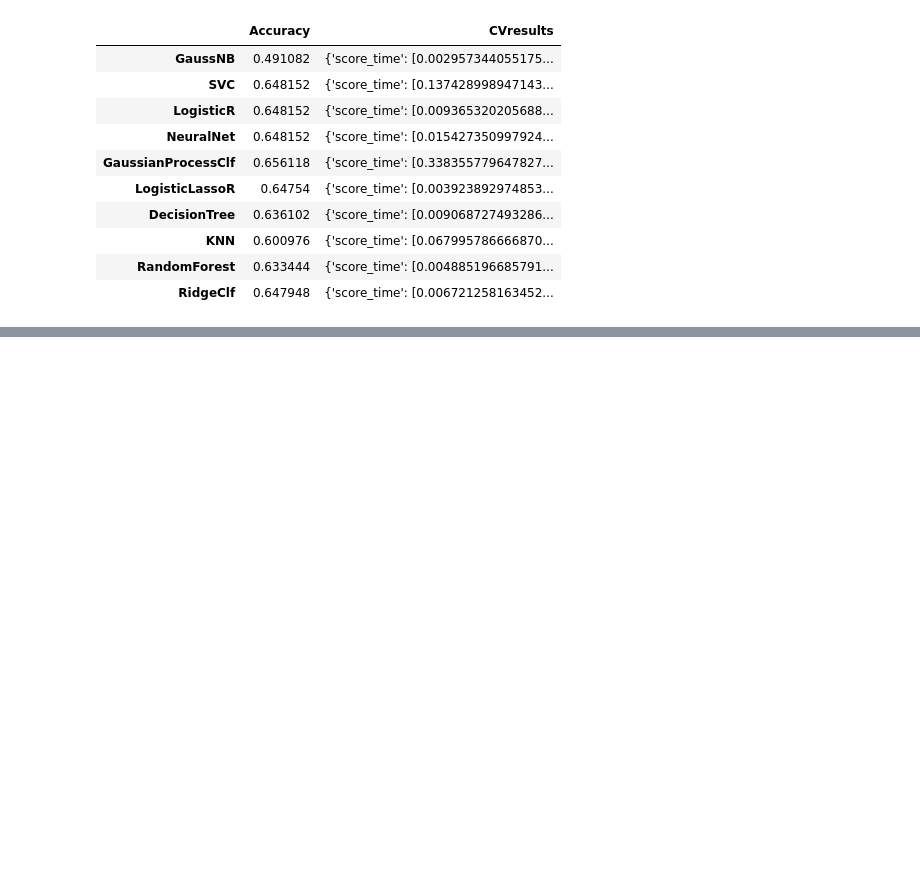
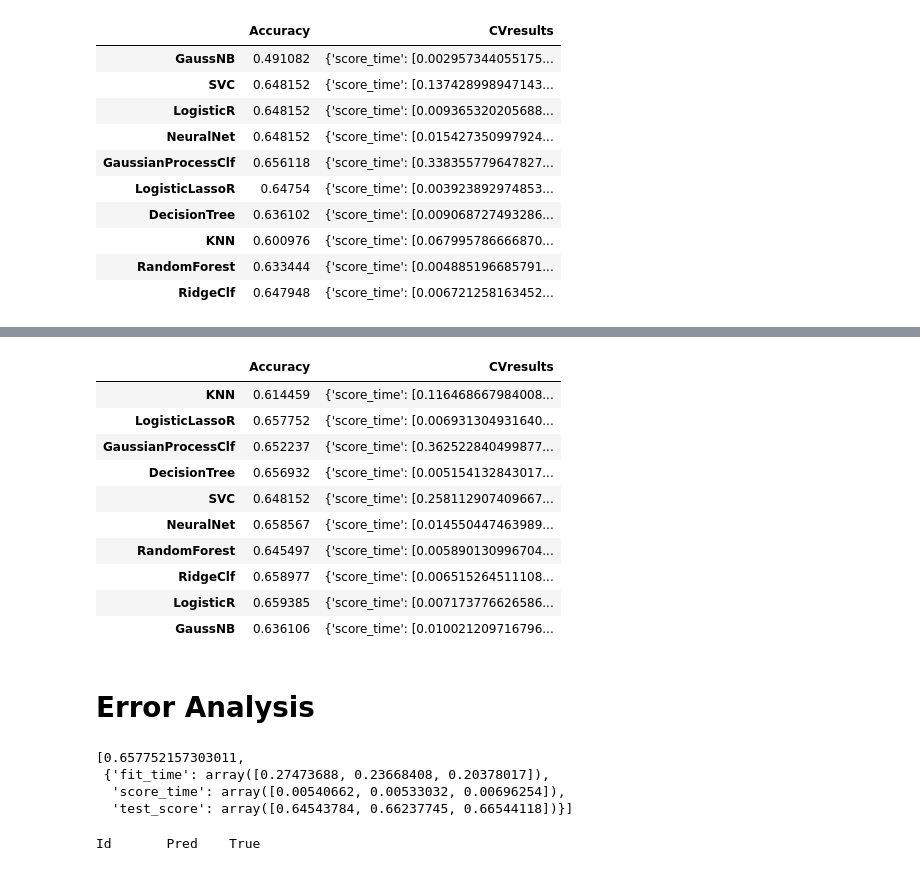
Before and after one commit to shruti-singh/PaperAcceptancePrediction, a Jupyter notebook: shruti/BaselineOnEntireICLR.ipynb, the cells around one changed output, grey strips where cells are left out. Saved outputs shown, nothing was run; the diff lists cells and outputs as text; code cells hidden in the pictures; blank space fills up the shorter version.

```diff
--- a/shruti/BaselineOnEntireICLR.ipynb
+++ b/shruti/BaselineOnEntireICLR.ipynb
@@ -562,0 +590,14 @@ model_results
+# %%
+model_results
+# %% [output]
+|  | Accuracy | CVresults |
+| KNN | 0.614459 | {'score_time': [0.116468667984008... |
+| LogisticLassoR | 0.657752 | {'score_time': [0.006931304931640... |
+| GaussianProcessClf | 0.652237 | {'score_time': [0.362522840499877... |
+| DecisionTree | 0.656932 | {'score_time': [0.005154132843017... |
+| SVC | 0.648152 | {'score_time': [0.258112907409667... |
+| NeuralNet | 0.658567 | {'score_time': [0.014550447463989... |
+| RandomForest | 0.645497 | {'score_time': [0.005890130996704... |
+| RidgeClf | 0.658977 | {'score_time': [0.006515264511108... |
+| LogisticR | 0.659385 | {'score_time': [0.007173776626586... |
+| GaussNB | 0.636106 | {'score_time': [0.010021209716796... |
@@ -562,0 +606,2 @@ model_results
+# %% [markdown]
+# Error Analysis
@@ -562,0 +625,7 @@ model_results
+# %%
+model_results
+# %% [output]
+[0.657752157303011,
+ {'fit_time': array([0.27473688, 0.23668408, 0.20378017]),
+  'score_time': array([0.00540662, 0.00533032, 0.00696254]),
+  'test_score': array([0.64543784, 0.66237745, 0.66544118])}]
@@ -562,0 +643,20 @@ model_results
+# %%
+print("Id\t Pred \t True")
+count = 0
+data_ids = data["id"]
+
+error_details = pd.DataFrame(columns = ["paperId", "pred_label", "true_label"])
+feat_values = pd.DataFrame(columns = ["paperId"] + [fid for fid in X.columns])
+
+for idx, (prediction, label) in enumerate(zip(predictions, y)):
+    if prediction != label:
+#         print(data_ids.iloc[idx], prediction, label,  X_normalized[idx,:])
+        error_details.loc[count] = [data_ids.iloc[idx], prediction, label]
+        feat_values.loc[count] =  np.concatenate(([data_ids.iloc[idx]], X_normalized.iloc[idx]))
+#         error_details.append({"paperId": data_ids.iloc[idx], "pred_label": prediction, "true_label": label,
+#                               "feature_values": X_normalized[idx,:]}, ignore_index=True)
+        count += 1
+#         if count > 10:
+#             break
+# %% [output]
+Id       Pred    True
```
Also changed, not shown: parts of 19 cells of this notebook, 1 other file.
